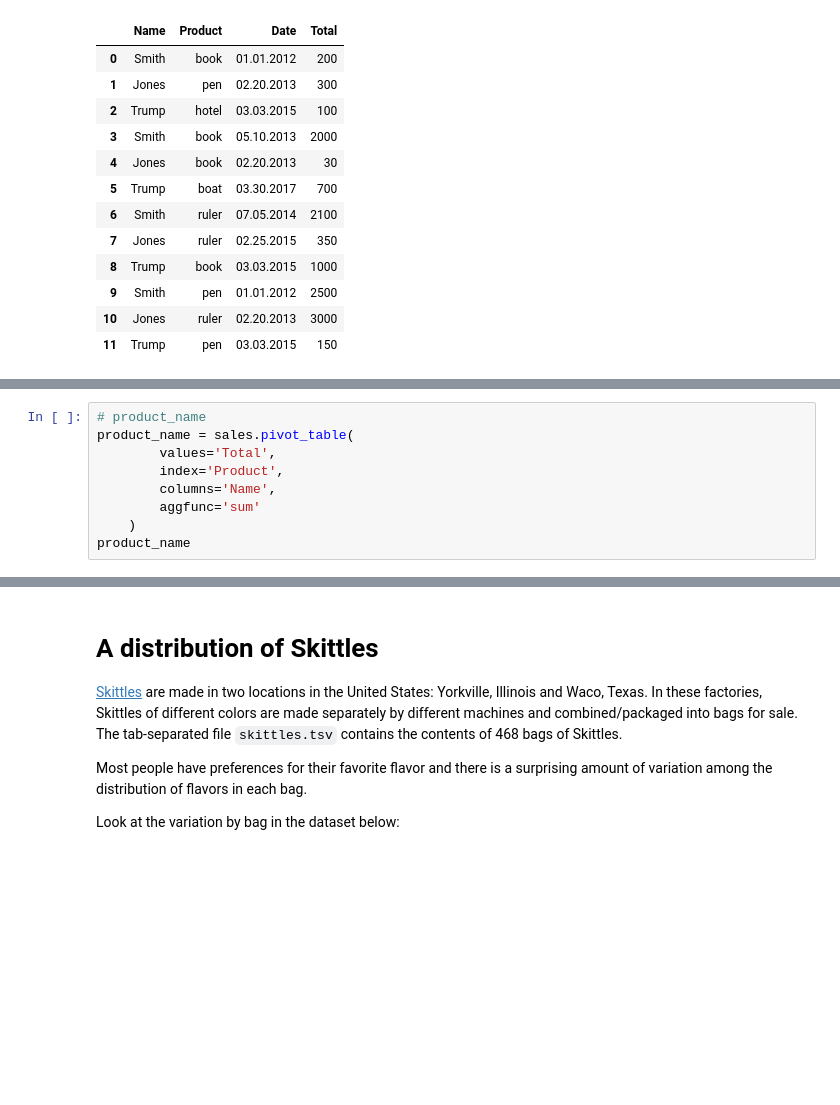
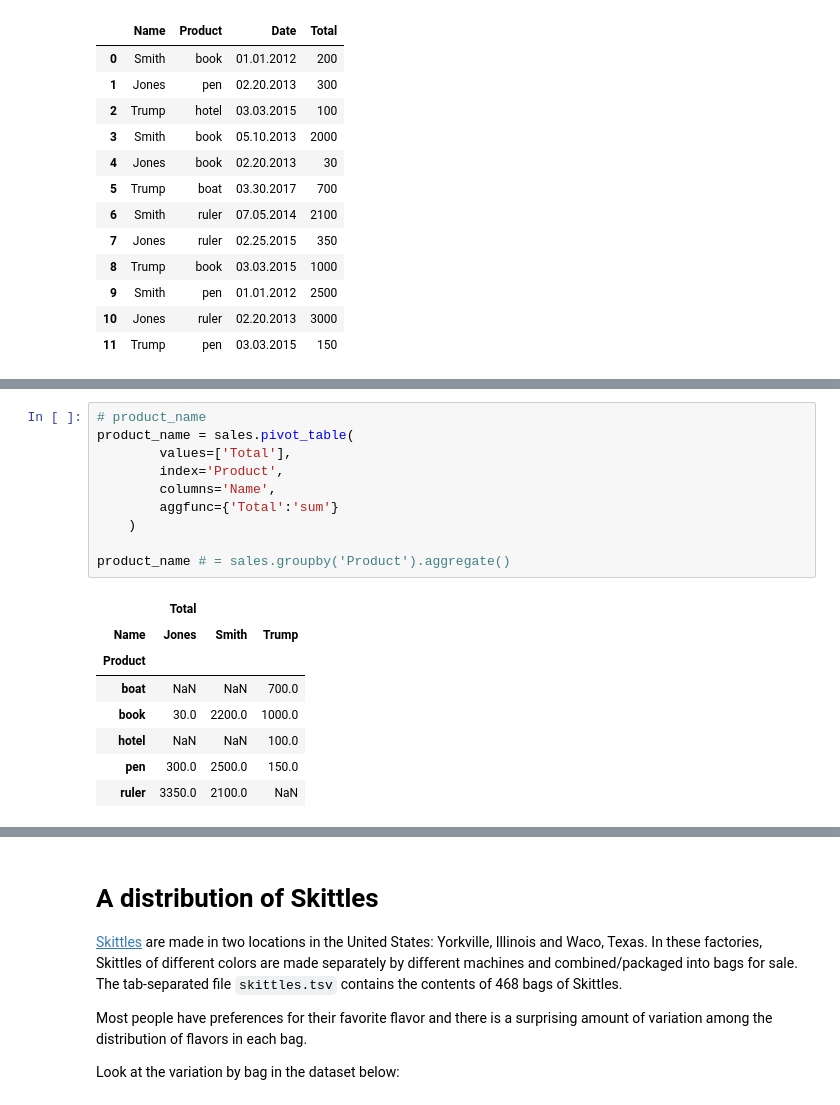
Before and after one commit to AECassAWei/dsc80-wi20, a Jupyter notebook: labs/lab04/lab04.ipynb, the cells around one changed output, grey strips where cells are left out. Drawn from its saved outputs; the diff is of its cells as text; blank space fills up the shorter version.

```diff
--- a/labs/lab04/lab04.ipynb
+++ b/labs/lab04/lab04.ipynb
@@ -154,12 +164,22 @@ total_seller
 # %%
 # product_name
 product_name = sales.pivot_table(
-        values='Total',
+        values=['Total'],
         index='Product',
         columns='Name',
-        aggfunc='sum'
+        aggfunc={'Total':'sum'}
     )
-product_name
+
+product_name # = sales.groupby('Product').aggregate()
+# %% [output]
+|  | Total |  |  |
+| Name | Jones | Smith | Trump |
+| Product |  |  |  |
+| boat | NaN | NaN | 700.0 |
+| book | 30.0 | 2200.0 | 1000.0 |
+| hotel | NaN | NaN | 100.0 |
+| pen | 300.0 | 2500.0 | 150.0 |
+| ruler | 3350.0 | 2100.0 | NaN |
 # %%
 # count_product
 count_product = sales.pivot_table(
```
Also changed, not shown: parts of 12 cells of this notebook.
